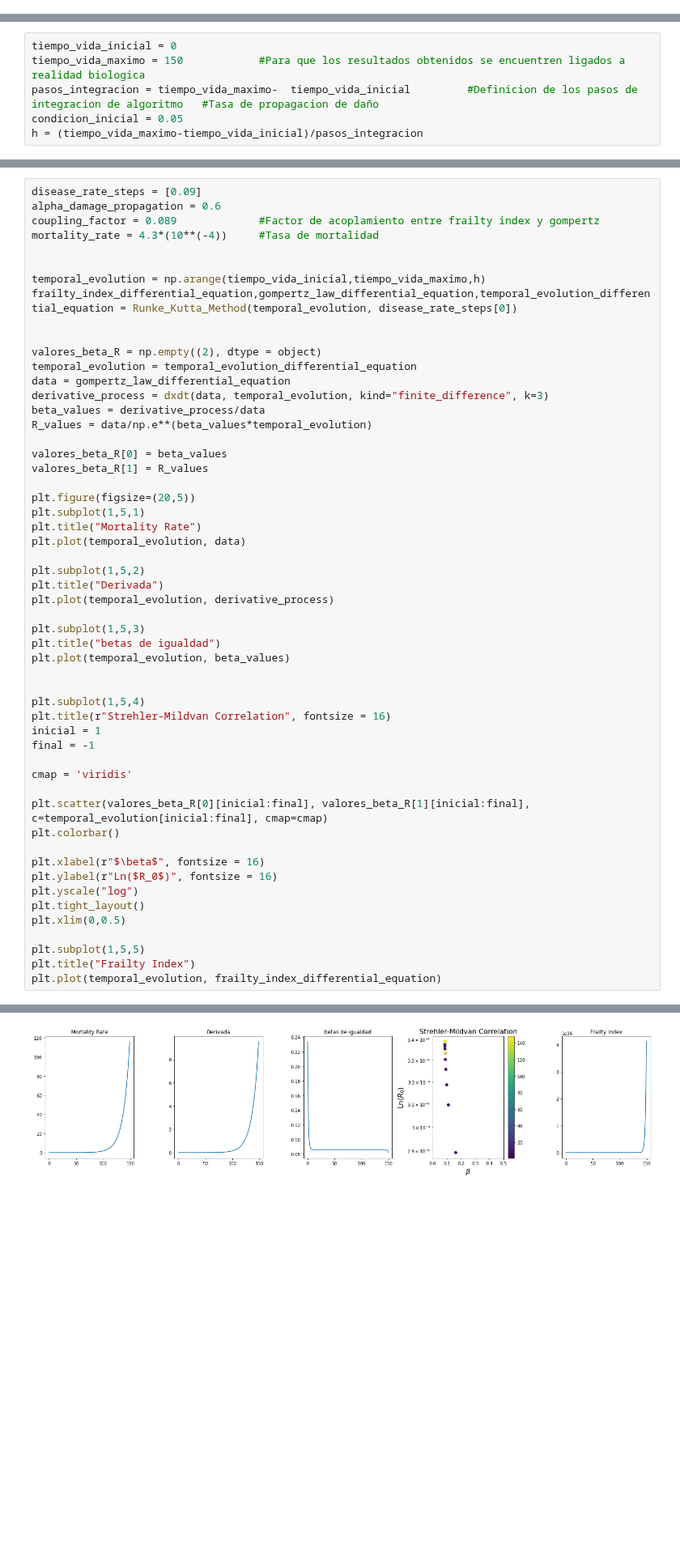
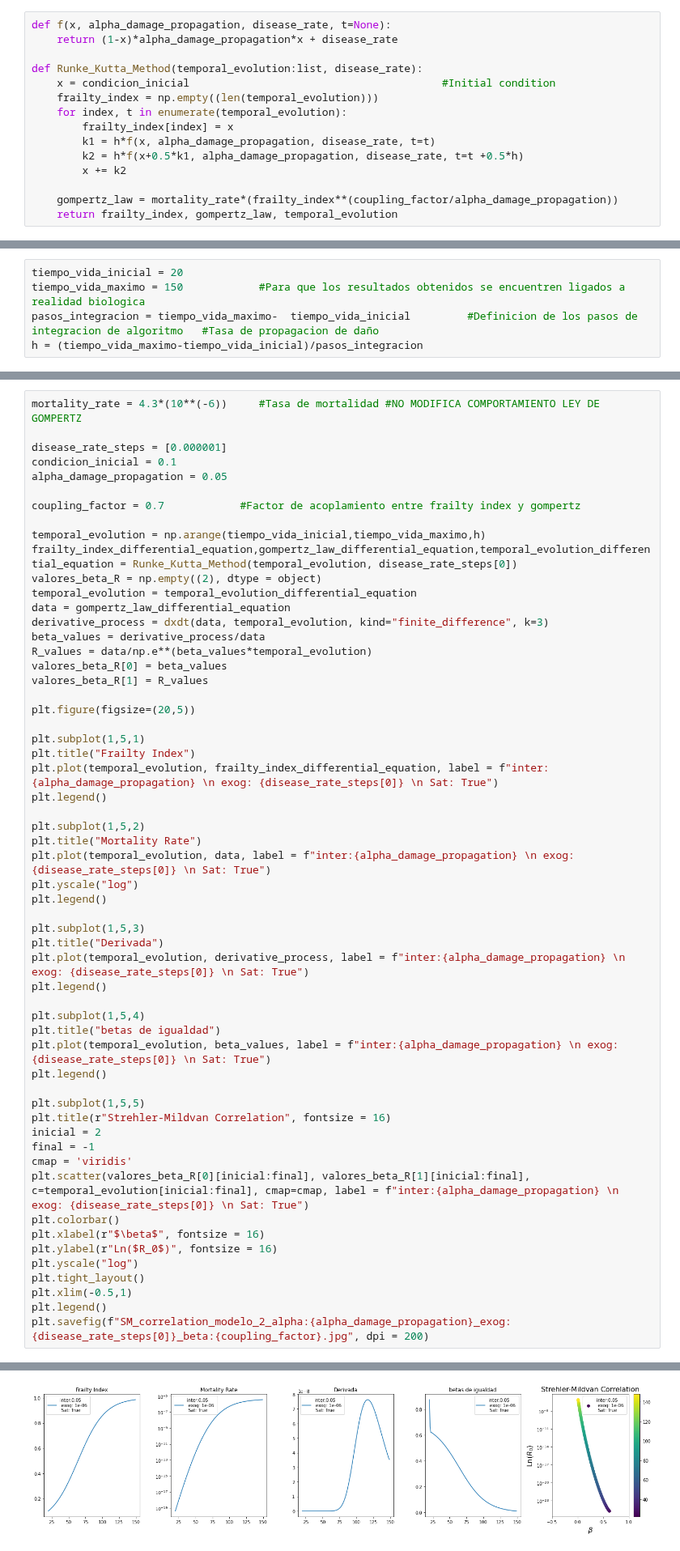
Before and after one commit to Rafther0112/Human_Aging_Research, a Jupyter notebook: friday_21_28/SM_correlation.ipynb, the cells around one changed output, grey strips where cells are left out. Shown at 81% size. Drawn from its saved outputs; the diff is of its cells as text; blank space fills up the shorter version.

```diff
--- a/friday_21_28/SM_correlation.ipynb
+++ b/friday_21_28/SM_correlation.ipynb
@@ -9,8 +11,22 @@ from derivative import dxdt
+# %%
+def f(x, alpha_damage_propagation, disease_rate, t=None):
+    return (1-x)*alpha_damage_propagation*x + disease_rate
+
+def Runke_Kutta_Method(temporal_evolution:list, disease_rate):
+    x = condicion_inicial                                        #Initial condition
+    frailty_index = np.empty((len(temporal_evolution)))
+    for index, t in enumerate(temporal_evolution):
+        frailty_index[index] = x
+        k1 = h*f(x, alpha_damage_propagation, disease_rate, t=t)
+        k2 = h*f(x+0.5*k1, alpha_damage_propagation, disease_rate, t=t +0.5*h)
+        x += k2
+
+    gompertz_law = mortality_rate*(frailty_index**(coupling_factor/alpha_damage_propagation))
+    return frailty_index, gompertz_law, temporal_evolution
 # %% [markdown]
 # Parameters
 # %%
-tiempo_vida_inicial = 0
+tiempo_vida_inicial = 20
 tiempo_vida_maximo = 150            #Para que los resultados obtenidos se encuentren ligados a realidad biologica
 pasos_integracion = tiempo_vida_maximo-  tiempo_vida_inicial         #Definicion de los pasos de integracion de algoritmo   #Tasa de propagacion de daño
-condicion_inicial = 0.05
 h = (tiempo_vida_maximo-tiempo_vida_inicial)/pasos_integracion
@@ -51,57 +33,60 @@ plt.plot(frailty_index_differential_equation)
 # %% [markdown]
 # Numerical Solution
 # %%
-disease_rate_steps = [0.09]
-alpha_damage_propagation = 0.6
-coupling_factor = 0.089             #Factor de acoplamiento entre frailty index y gompertz
-mortality_rate = 4.3*(10**(-4))     #Tasa de mortalidad
+mortality_rate = 4.3*(10**(-6))     #Tasa de mortalidad #NO MODIFICA COMPORTAMIENTO LEY DE GOMPERTZ
 
+disease_rate_steps = [0.000001]
+condicion_inicial = 0.1
+alpha_damage_propagation = 0.05
+
+coupling_factor = 0.7            #Factor de acoplamiento entre frailty index y gompertz
 
 temporal_evolution = np.arange(tiempo_vida_inicial,tiempo_vida_maximo,h)
 frailty_index_differential_equation,gompertz_law_differential_equation,temporal_evolution_differential_equation = Runke_Kutta_Method(temporal_evolution, disease_rate_steps[0])
-
-
 valores_beta_R = np.empty((2), dtype = object)
 temporal_evolution = temporal_evolution_differential_equation
 data = gompertz_law_differential_equation
 derivative_process = dxdt(data, temporal_evolution, kind="finite_difference", k=3)
 beta_values = derivative_process/data
 R_values = data/np.e**(beta_values*temporal_evolution)
-
 valores_beta_R[0] = beta_values
 valores_beta_R[1] = R_values
 
 plt.figure(figsize=(20,5))
+
 plt.subplot(1,5,1)
-plt.title("Mortality Rate")
-plt.plot(temporal_evolution, data)
+plt.title("Frailty Index")
+plt.plot(temporal_evolution, frailty_index_differential_equation, label = f"inter:{alpha_damage_propagation} \n exog: {disease_rate_steps[0]} \n Sat: True")
+plt.legend()
 
 plt.subplot(1,5,2)
-plt.title("Derivada")
-plt.plot(temporal_evolution, derivative_process)
+plt.title("Mortality Rate")
+plt.plot(temporal_evolution, data, label = f"inter:{alpha_damage_propagation} \n exog: {disease_rate_steps[0]} \n Sat: True")
+plt.yscale("log")
+plt.legend()
 
 plt.subplot(1,5,3)
-plt.title("betas de igualdad")
-plt.plot(temporal_evolution, beta_values)
-
+plt.title("Derivada")
+plt.plot(temporal_evolution, derivative_process, label = f"inter:{alpha_damage_propagation} \n exog: {disease_rate_steps[0]} \n Sat: True")
+plt.legend()
 
 plt.subplot(1,5,4)
+plt.title("betas de igualdad")
+plt.plot(temporal_evolution, beta_values, label = f"inter:{alpha_damage_propagation} \n exog: {disease_rate_steps[0]} \n Sat: True")
+plt.legend()
+
+plt.subplot(1,5,5)
 plt.title(r"Strehler-Mildvan Correlation", fontsize = 16)
-inicial = 1
+inicial = 2
 final = -1
-
 cmap = 'viridis'
-
-plt.scatter(valores_beta_R[0][inicial:final], valores_beta_R[1][inicial:final], c=temporal_evolution[inicial:final], cmap=cmap)
+plt.scatter(valores_beta_R[0][inicial:final], valores_beta_R[1][inicial:final], c=temporal_evolution[inicial:final], cmap=cmap, label = f"inter:{alpha_damage_propagation} \n exog: {disease_rate_steps[0]} \n Sat: True")
 plt.colorbar()
-
 plt.xlabel(r"$\beta$", fontsize = 16)
 plt.ylabel(r"Ln($R_0$)", fontsize = 16)
 plt.yscale("log")
 plt.tight_layout()
-plt.xlim(0,0.5)
-
-plt.subplot(1,5,5)
-plt.title("Frailty Index")
-plt.plot(temporal_evolution, frailty_index_differential_equation)
+plt.xlim(-0.5,1)
+plt.legend()
+plt.savefig(f"SM_correlation_modelo_2_alpha:{alpha_damage_propagation}_exog:{disease_rate_steps[0]}_beta:{coupling_factor}.jpg", dpi = 200)
 # %% [output]
@@ -109 +93 @@ plt.plot(temporal_evolution, frailty_index_differential_equation)
-[figure, old version]
+[figure, new version]
```
Also changed, not shown: parts of 12 cells of this notebook, 16 other files.
